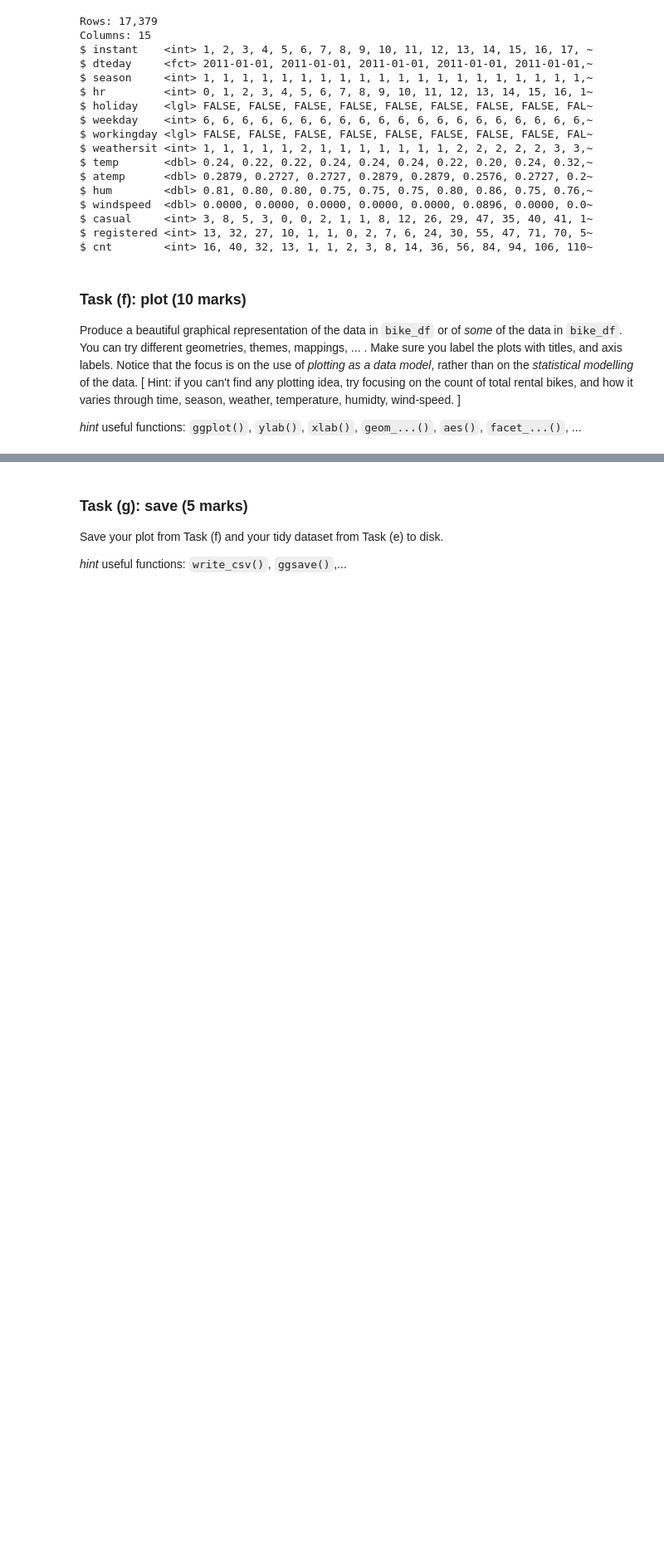
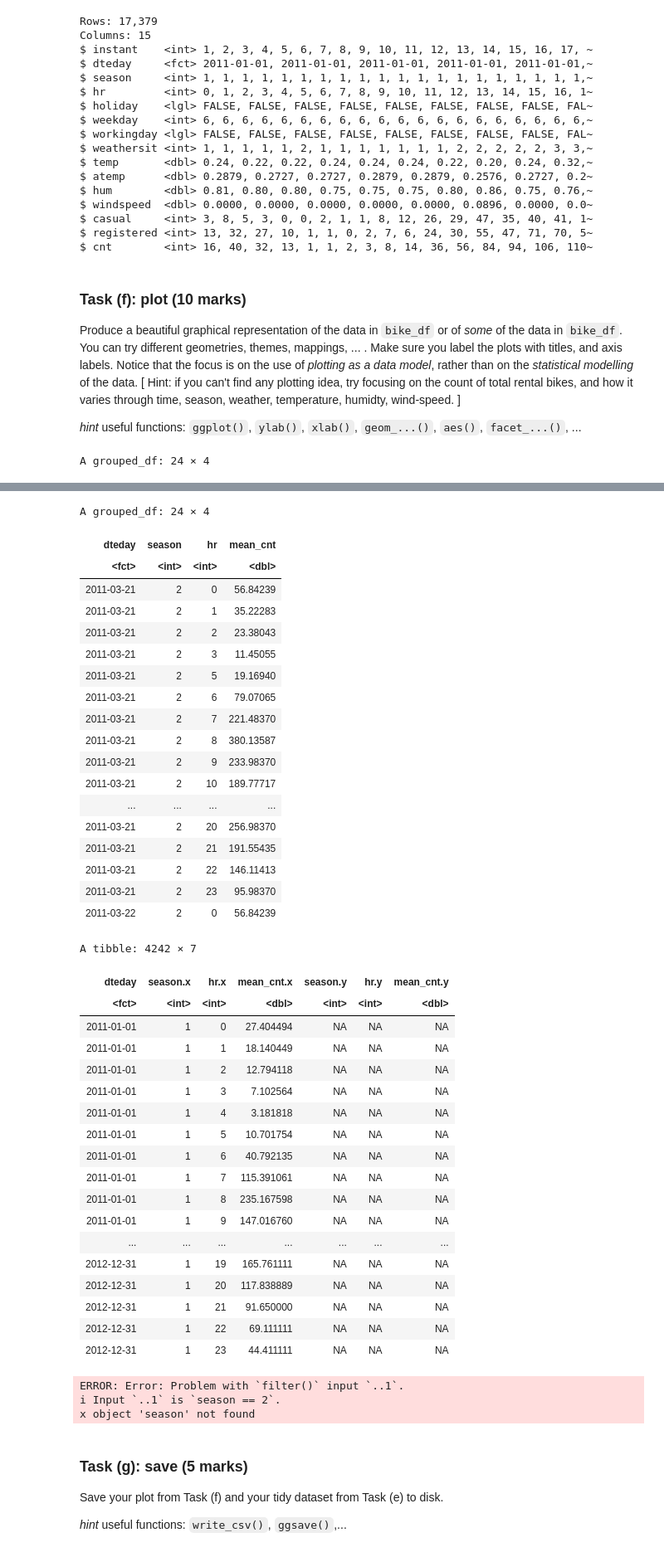
Before and after one commit to blackhakx/Data-Wrangling, a Jupyter notebook: DATA422_Assignment1_R.ipynb, the cells around one changed output, grey strips where cells are left out. Shown: that part at 83% size. Cells and saved outputs as stored; diff of their text form; code cells hidden in the pictures; blank space fills up the shorter version.

```diff
--- a/DATA422_Assignment1_R.ipynb
+++ b/DATA422_Assignment1_R.ipynb
@@ -387,0 +386,23 @@ _hint_ useful functions: `ggplot()`, `ylab()`, `xlab()`, `geom_...()`, `aes()`,
+# %%
+summer <- bike_df %>%
+    filter(season == 1) %>%
+    group_by(hr) %>%
+    mutate(mean_cnt = mean(cnt, na.rm = TRUE)) %>%
+    select(dteday, season, hr, mean_cnt)
+head(summer, n = 24)
+
+winter <- bike_df %>%
+    filter(season == 2) %>%
+    group_by(hr) %>%
+    mutate(mean_cnt = mean(cnt, na.rm = TRUE)) %>%
+    select(dteday, season, hr, mean_cnt)
+head(winter, n= 24)
+
+newg <- left_join(summer,winter,by=c("dteday"))
+newg
+filter(newg, season == 2)
+splot <- ggplot(summer, aes(x = hr,
+                            y = mean_cnt))
+splot + geom_point()
+# %% [output]
+A grouped_df: 24 × 4
@@ -388,3 +427,44 @@ _hint_ useful functions: `ggplot()`, `ylab()`, `xlab()`, `geom_...()`, `aes()`,
+A grouped_df: 24 × 4
+| dteday | season | hr | mean_cnt |
+| <fct> | <int> | <int> | <dbl> |
+| 2011-03-21 | 2 | 0 | 56.84239 |
+| 2011-03-21 | 2 | 1 | 35.22283 |
+| 2011-03-21 | 2 | 2 | 23.38043 |
+| 2011-03-21 | 2 | 3 | 11.45055 |
+| 2011-03-21 | 2 | 5 | 19.16940 |
+| 2011-03-21 | 2 | 6 | 79.07065 |
+| 2011-03-21 | 2 | 7 | 221.48370 |
+| 2011-03-21 | 2 | 8 | 380.13587 |
+| 2011-03-21 | 2 | 9 | 233.98370 |
+| 2011-03-21 | 2 | 10 | 189.77717 |
+| ... | ... | ... | ... |
+| 2011-03-21 | 2 | 20 | 256.98370 |
+| 2011-03-21 | 2 | 21 | 191.55435 |
+| 2011-03-21 | 2 | 22 | 146.11413 |
+| 2011-03-21 | 2 | 23 | 95.98370 |
+| 2011-03-22 | 2 | 0 | 56.84239 |
+A tibble: 4242 × 7
+| dteday | season.x | hr.x | mean_cnt.x | season.y | hr.y | mean_cnt.y |
+| <fct> | <int> | <int> | <dbl> | <int> | <int> | <dbl> |
+| 2011-01-01 | 1 | 0 | 27.404494 | NA | NA | NA |
+| 2011-01-01 | 1 | 1 | 18.140449 | NA | NA | NA |
+| 2011-01-01 | 1 | 2 | 12.794118 | NA | NA | NA |
+| 2011-01-01 | 1 | 3 | 7.102564 | NA | NA | NA |
+| 2011-01-01 | 1 | 4 | 3.181818 | NA | NA | NA |
+| 2011-01-01 | 1 | 5 | 10.701754 | NA | NA | NA |
+| 2011-01-01 | 1 | 6 | 40.792135 | NA | NA | NA |
+| 2011-01-01 | 1 | 7 | 115.391061 | NA | NA | NA |
+| 2011-01-01 | 1 | 8 | 235.167598 | NA | NA | NA |
+| 2011-01-01 | 1 | 9 | 147.016760 | NA | NA | NA |
+| ... | ... | ... | ... | ... | ... | ... |
+| 2012-12-31 | 1 | 19 | 165.761111 | NA | NA | NA |
+| 2012-12-31 | 1 | 20 | 117.838889 | NA | NA | NA |
+| 2012-12-31 | 1 | 21 | 91.650000 | NA | NA | NA |
+| 2012-12-31 | 1 | 22 | 69.111111 | NA | NA | NA |
+| 2012-12-31 | 1 | 23 | 44.411111 | NA | NA | NA |
+ERROR: Error: Problem with `filter()` input `..1`.
+i Input `..1` is `season == 2`.
+x object 'season' not found
 # %% [markdown]
 ### Task (g): save (5 marks)
 
```
Also changed, not shown: parts of 3 cells of this notebook.
